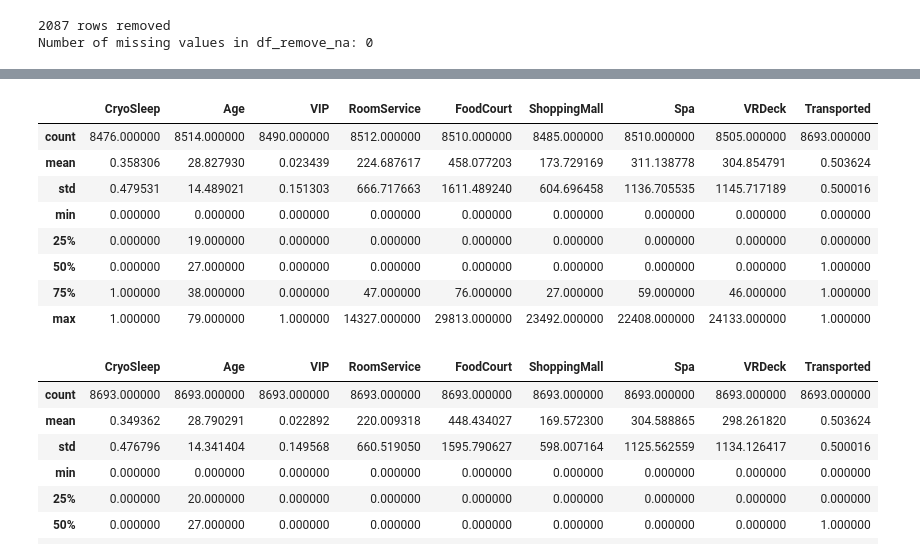
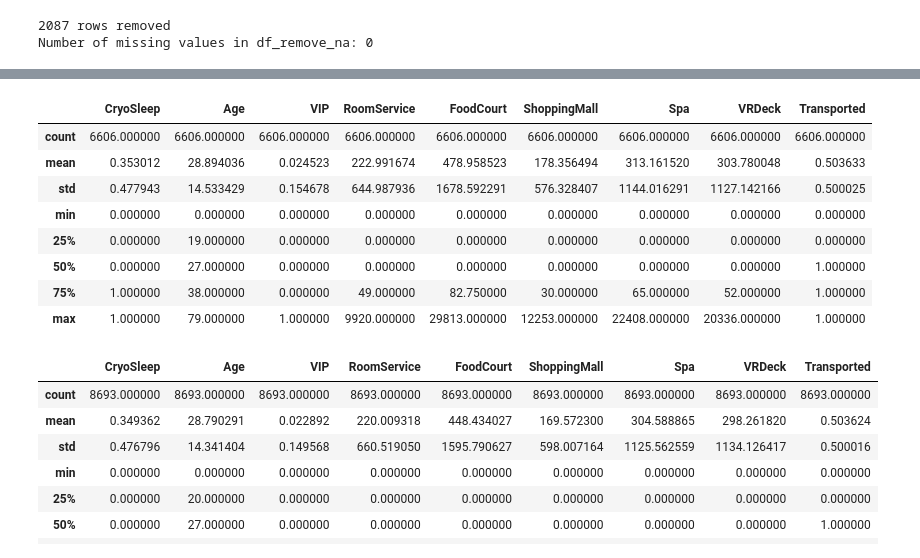
Before and after one commit to connorcapitolo/Spaceship-Titanic, a Jupyter notebook: notebook/spaceship_eda.ipynb, the cells around one changed output, grey strips where cells are left out. Cells and saved outputs as stored; diff of their text form; code cells hidden in the pictures.

```diff
--- a/notebook/spaceship_eda.ipynb
+++ b/notebook/spaceship_eda.ipynb
@@ -497,17 +506,17 @@ Name             object
 Transported       Int64
 dtype: object
 # %%
-df_bool_conv_int.describe()
+df_remove_na.describe()
 # %% [output]
 |  | CryoSleep | Age | VIP | RoomService | FoodCourt | ShoppingMall | Spa | VRDeck | Transported |
-| count | 8476.000000 | 8514.000000 | 8490.000000 | 8512.000000 | 8510.000000 | 8485.000000 | 8510.000000 | 8505.000000 | 8693.000000 |
-| mean | 0.358306 | 28.827930 | 0.023439 | 224.687617 | 458.077203 | 173.729169 | 311.138778 | 304.854791 | 0.503624 |
-| std | 0.479531 | 14.489021 | 0.151303 | 666.717663 | 1611.489240 | 604.696458 | 1136.705535 | 1145.717189 | 0.500016 |
+| count | 6606.000000 | 6606.000000 | 6606.000000 | 6606.000000 | 6606.000000 | 6606.000000 | 6606.000000 | 6606.000000 | 6606.000000 |
+| mean | 0.353012 | 28.894036 | 0.024523 | 222.991674 | 478.958523 | 178.356494 | 313.161520 | 303.780048 | 0.503633 |
+| std | 0.477943 | 14.533429 | 0.154678 | 644.987936 | 1678.592291 | 576.328407 | 1144.016291 | 1127.142166 | 0.500025 |
 | min | 0.000000 | 0.000000 | 0.000000 | 0.000000 | 0.000000 | 0.000000 | 0.000000 | 0.000000 | 0.000000 |
 | 25% | 0.000000 | 19.000000 | 0.000000 | 0.000000 | 0.000000 | 0.000000 | 0.000000 | 0.000000 | 0.000000 |
 | 50% | 0.000000 | 27.000000 | 0.000000 | 0.000000 | 0.000000 | 0.000000 | 0.000000 | 0.000000 | 1.000000 |
-| 75% | 1.000000 | 38.000000 | 0.000000 | 47.000000 | 76.000000 | 27.000000 | 59.000000 | 46.000000 | 1.000000 |
-| max | 1.000000 | 79.000000 | 1.000000 | 14327.000000 | 29813.000000 | 23492.000000 | 22408.000000 | 24133.000000 | 1.000000 |
+| 75% | 1.000000 | 38.000000 | 0.000000 | 49.000000 | 82.750000 | 30.000000 | 65.000000 | 52.000000 | 1.000000 |
+| max | 1.000000 | 79.000000 | 1.000000 | 9920.000000 | 29813.000000 | 12253.000000 | 22408.000000 | 20336.000000 | 1.000000 |
 # %%
 df_fill_na = _helper.fill_numeric_missing_values(df_bool_conv_int)
 df_fill_na.describe()
```
Also changed, not shown: parts of 18 cells of this notebook.
